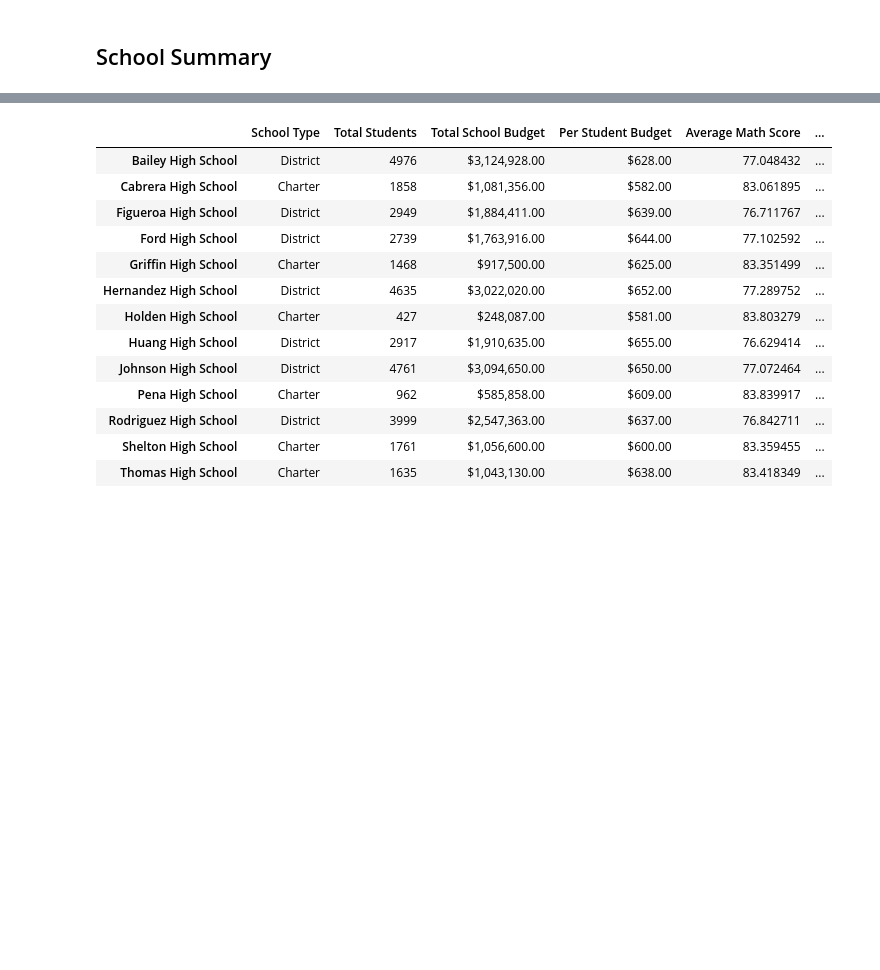
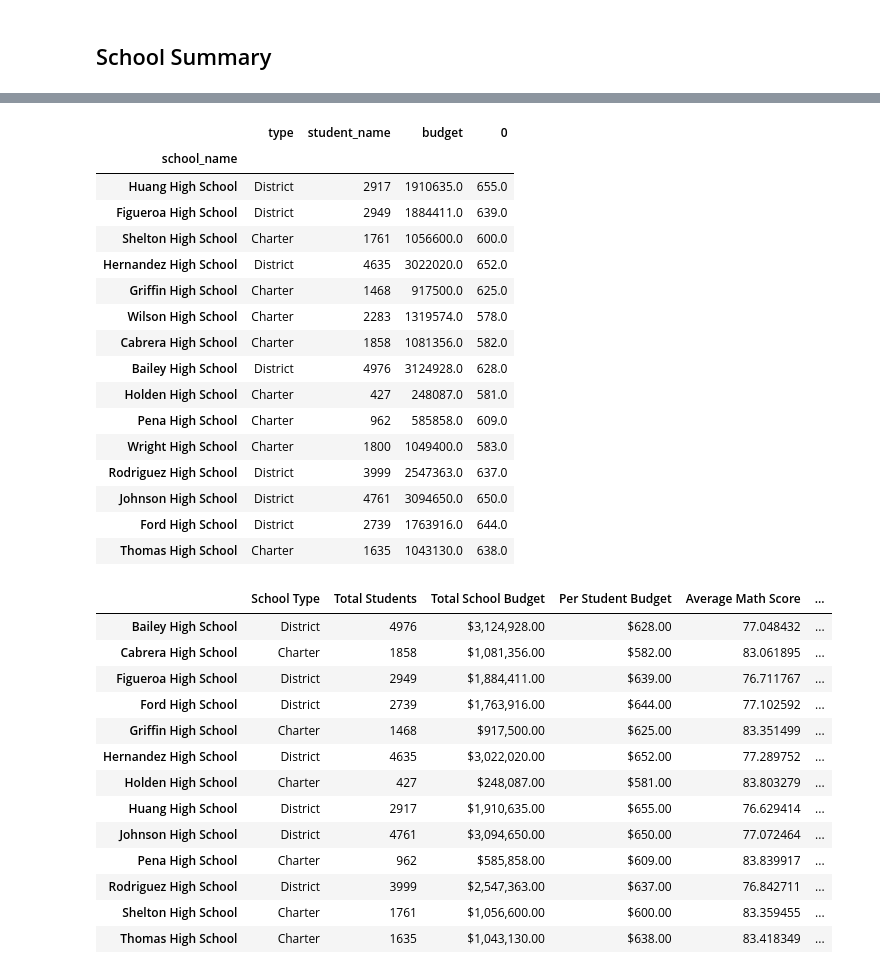
Before and after one commit to joelpangilinan/pandas-challenge, a Jupyter notebook: PyCitySchools/PyCitySchools_starter-Copy1.ipynb, the cells around one changed output, grey strips where cells are left out. Saved outputs shown, nothing was run; the diff lists cells and outputs as text; code cells hidden in the pictures; blank space fills up the shorter version.

Commit message:
updates to school summary

```diff
--- a/PyCitySchools/PyCitySchools_starter-Copy1.ipynb
+++ b/PyCitySchools/PyCitySchools_starter-Copy1.ipynb
@@ -143,3 +171,4 @@ school_types = school_data.set_index(["school_name"])["type"]
 # %%
 # Calculate the total student count
-per_school_counts =
+per_school_counts = school_data_complete.groupby(by="school_name")["student_name"].count()
+per_school_counts
@@ -149,0 +193,21 @@ per_school_capita = per_school_budget / per_school_counts
+# %%
+# Start troubleshooting here
+# Need to join this to another table
+# Calculate the total school budget and per capita spending
+per_school_budget = school_data_complete.groupby(["school_name"]).mean()["budget"]
+per_school_capita = per_school_budget / per_school_counts
+#per_school_capita
+
+# Make per_school_capita into a dataframe
+per_school_capita = pd.DataFrame(per_school_capita)
+#per_school_capita
+
+#training_df.rename(columns={
+#    "Membership(Days)": "Membership",
+#})
+# Rename the column to Per Student Budget
+# per_school_capita.rename(columns={"0":"Per Student Budget",})
+per_school_capita["Per Student Budget"] = per_school_capita
+
+#per_school_capita["Per Student Budget"]
+per_school_capita
@@ -170,3 +290,31 @@ overall_passing_rate = passing_math_and_reading.groupby(["school_name"]).count()
+# %%
+# Merge school_types and per_school_counts
+per_school_summary = pd.merge(school_types, per_school_counts, on="school_name")
+
+# Merge per_school_summary and per_school_budget
+per_school_summary = pd.merge(per_school_summary, per_school_budget, on="school_name")
+
+# Merge per_school_summary and per_school_capita
+per_school_summary = pd.merge(per_school_summary, per_school_capita, on="school_name")
+per_school_summary
+# %% [output]
+|  | type | student_name | budget | 0 |
+| school_name |  |  |  |  |
+| Huang High School | District | 2917 | 1910635.0 | 655.0 |
+| Figueroa High School | District | 2949 | 1884411.0 | 639.0 |
+| Shelton High School | Charter | 1761 | 1056600.0 | 600.0 |
+| Hernandez High School | District | 4635 | 3022020.0 | 652.0 |
+| Griffin High School | Charter | 1468 | 917500.0 | 625.0 |
+| Wilson High School | Charter | 2283 | 1319574.0 | 578.0 |
+| Cabrera High School | Charter | 1858 | 1081356.0 | 582.0 |
+| Bailey High School | District | 4976 | 3124928.0 | 628.0 |
+| Holden High School | Charter | 427 | 248087.0 | 581.0 |
+| Pena High School | Charter | 962 | 585858.0 | 609.0 |
+| Wright High School | Charter | 1800 | 1049400.0 | 583.0 |
+| Rodriguez High School | District | 3999 | 2547363.0 | 637.0 |
+| Johnson High School | District | 4761 | 3094650.0 | 650.0 |
+| Ford High School | District | 2739 | 1763916.0 | 644.0 |
+| Thomas High School | Charter | 1635 | 1043130.0 | 638.0 |
 # %%
 # Create a DataFrame called `per_school_summary` with columns for the calculations above.
 
```
Also changed, not shown: parts of 11 cells of this notebook, 1 other file.
